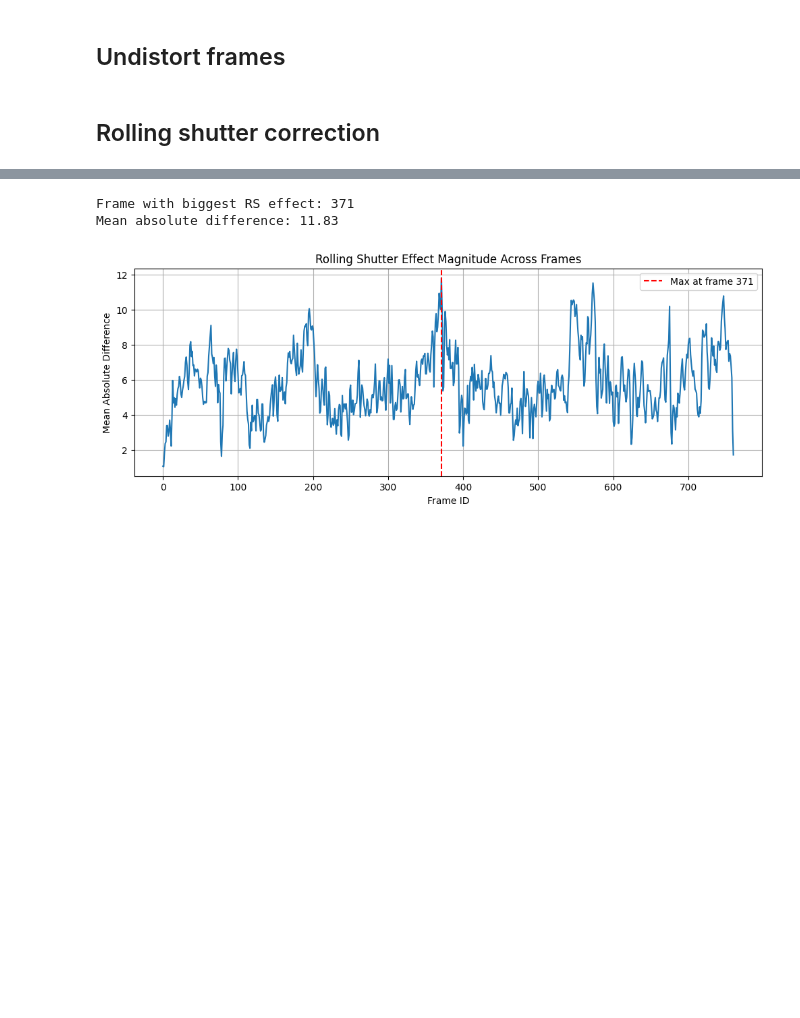
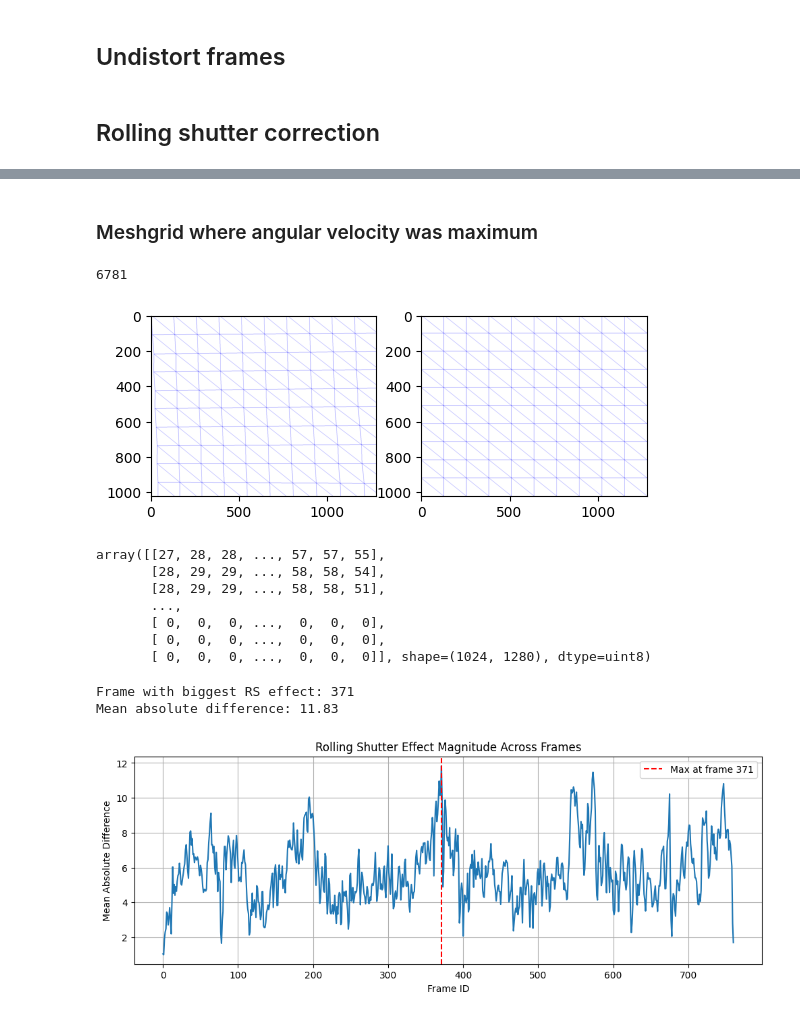
Before and after one commit to annastasyshyn/cv-homework-2, a Jupyter notebook: homework2.ipynb, the cells around one changed output, grey strips where cells are left out. Saved outputs shown, nothing was run; the diff lists cells and outputs as text; code cells hidden in the pictures; blank space fills up the shorter version.

```diff
--- a/homework2.ipynb
+++ b/homework2.ipynb
@@ -290,7 +242,7 @@ for i, frame in enumerate(tqdm(undistorted_frames)):
     compensated_frame = compensate_rs(
         frame,
         rotations_cam_all,
-        rotations_prime_cam_all,
+        rotations_cam_all,
         K_new,
         FPS,
         ts,
@@ -300,4 +252,3 @@ for i, frame in enumerate(tqdm(undistorted_frames)):
         frame_timestamp_sec=frame_timestamps_sec[i]
     )
     compensated_frames.append(compensated_frame)
-frames_to_video(compensated_frames, RS_REMOVED_VIDEONAME, FPS)
@@ -321,0 +275,22 @@ plt.show()
+# %%
+stabilized_frames = []
+
+# Get frame timestamps in seconds from the data DataFrame
+frame_timestamps_sec = data['img_timestamp'].values * 1e-9
+
+for i, frame in enumerate(tqdm(undistorted_frames)):
+    stabilized_frame = compensate_rs(
+        frame,
+        rotations_cam_all,
+        rotations_prime_cam,
+        K_new,
+        FPS,
+        ts,
+        gyro_timestamps_sec,
+        vert_splits,
+        i=i,
+        frame_timestamp_sec=frame_timestamps_sec[i]
+    )
+    stabilized_frames.append(stabilized_frame)
+
+frames_to_video(stabilized_frames, STABILIZED_VIDEONAME, FPS)
@@ -322,3 +381,34 @@ plt.show()
+# %% [markdown]
+### Meshgrid where angular velocity was maximum
+# %%
+max_angular_velocity_ind = np.linalg.norm(gyro_data[:, 1:], axis=1).argmax()
+max_angular_velocity_timestamp = gyro_data[max_angular_velocity_ind, 0] * 1e-9
+
+frame_i = np.searchsorted(frame_timestamps_sec, max_angular_velocity_timestamp)
+
+compensate_rs(
+        frame,
+        rotations_cam_all,
+        rotations_cam_all,
+        K_new,
+        FPS,
+        ts,
+        gyro_timestamps_sec,
+        vert_splits,
+        i=frame_i,
+        frame_timestamp_sec=frame_timestamps_sec[frame_i],
+        debug=True
+)
+# %% [output]
+6781
+[figure, added]
+array([[27, 28, 28, ..., 57, 57, 55],
+       [28, 29, 29, ..., 58, 58, 54],
+       [28, 29, 29, ..., 58, 58, 51],
+       ...,
+       [ 0,  0,  0, ...,  0,  0,  0],
+       [ 0,  0,  0, ...,  0,  0,  0],
+       [ 0,  0,  0, ...,  0,  0,  0]], shape=(1024, 1280), dtype=uint8)
 # %%
 # Find frame with biggest rolling shutter effect
 # Compare undistorted frames with compensated frames
```
Also changed, not shown: parts of 32 cells of this notebook.
